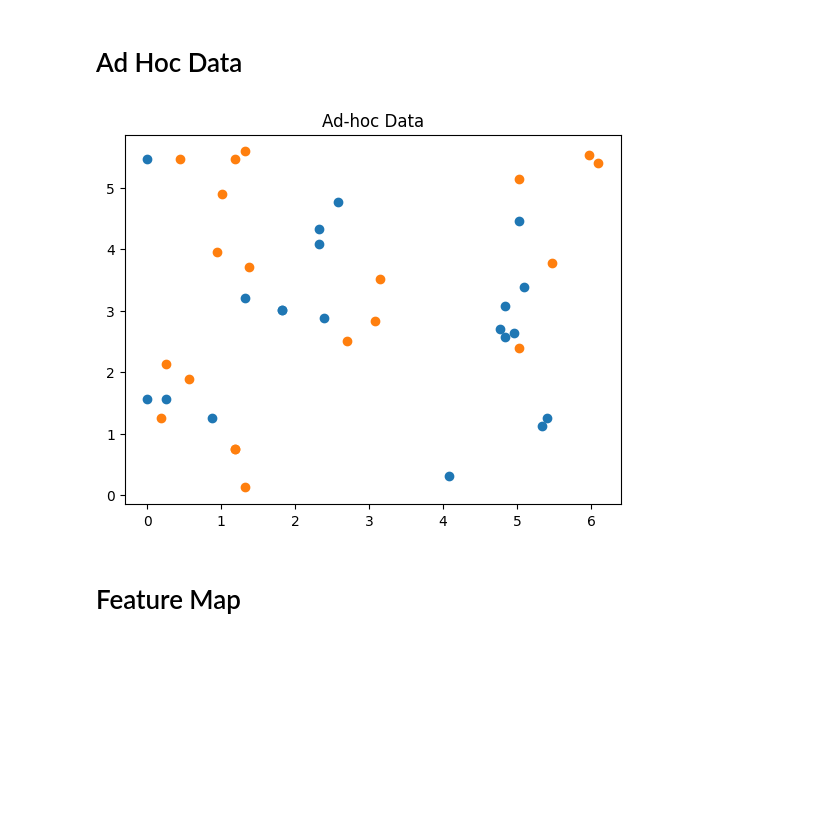
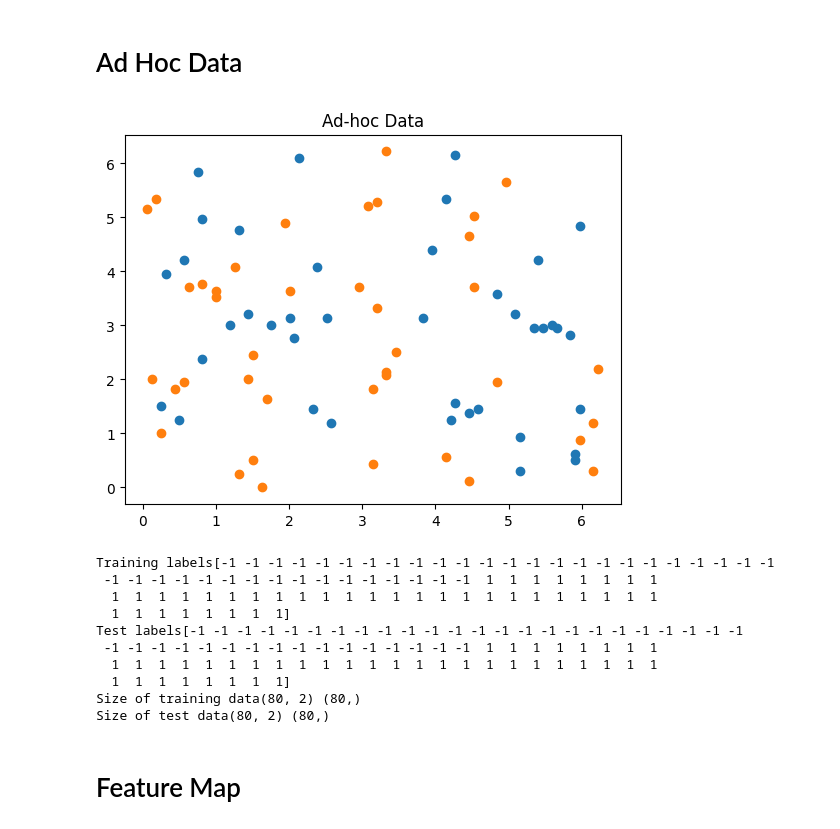
Before and after one commit to mtv47/bachelor-project, a Jupyter notebook: project.ipynb, the cells around one changed output. Drawn from its saved outputs; the diff is of its cells as text; code cells hidden in the pictures; blank space fills up the shorter version.

```diff
--- a/project.ipynb
+++ b/project.ipynb
@@ -13,18 +13,33 @@ sim = AerSimulator()
 # Ad Hoc Data
 # %%
 train_features, train_labels, test_features, test_labels, adhoc_total = ad_hoc_data(
-    training_size=20,
-    test_size=20,
+    training_size=40,
+    test_size=40,
     n=2,
     gap=0.3,
     plot_data=True,
     one_hot=False,
     include_sample_total=True,
 )
 train_labels = np.where(train_labels == 0, -1, 1)
 test_labels = np.where(test_labels == 0, -1, 1)
+
+print("Training labels" + str(train_labels))
+print("Test labels" + str(test_labels))
+print("Size of training data" + str(train_features.shape) + " " + str(train_labels.shape))
+print("Size of test data" + str(test_features.shape) + " " + str(test_labels.shape))
 # %% [output]
-[figure, old version]
+[figure, new version]
+Training labels[-1 -1 -1 -1 -1 -1 -1 -1 -1 -1 -1 -1 -1 -1 -1 -1 -1 -1 -1 -1 -1 -1 -1 -1
+ -1 -1 -1 -1 -1 -1 -1 -1 -1 -1 -1 -1 -1 -1 -1 -1  1  1  1  1  1  1  1  1
+  1  1  1  1  1  1  1  1  1  1  1  1  1  1  1  1  1  1  1  1  1  1  1  1
+  1  1  1  1  1  1  1  1]
+Test labels[-1 -1 -1 -1 -1 -1 -1 -1 -1 -1 -1 -1 -1 -1 -1 -1 -1 -1 -1 -1 -1 -1 -1 -1
+ -1 -1 -1 -1 -1 -1 -1 -1 -1 -1 -1 -1 -1 -1 -1 -1  1  1  1  1  1  1  1  1
+  1  1  1  1  1  1  1  1  1  1  1  1  1  1  1  1  1  1  1  1  1  1  1  1
+  1  1  1  1  1  1  1  1]
+Size of training data(80, 2) (80,)
+Size of test data(80, 2) (80,)
 # %% [markdown]
 # Feature Map
 # %% [markdown]
```
Also changed, not shown: parts of 10 cells of this notebook.
